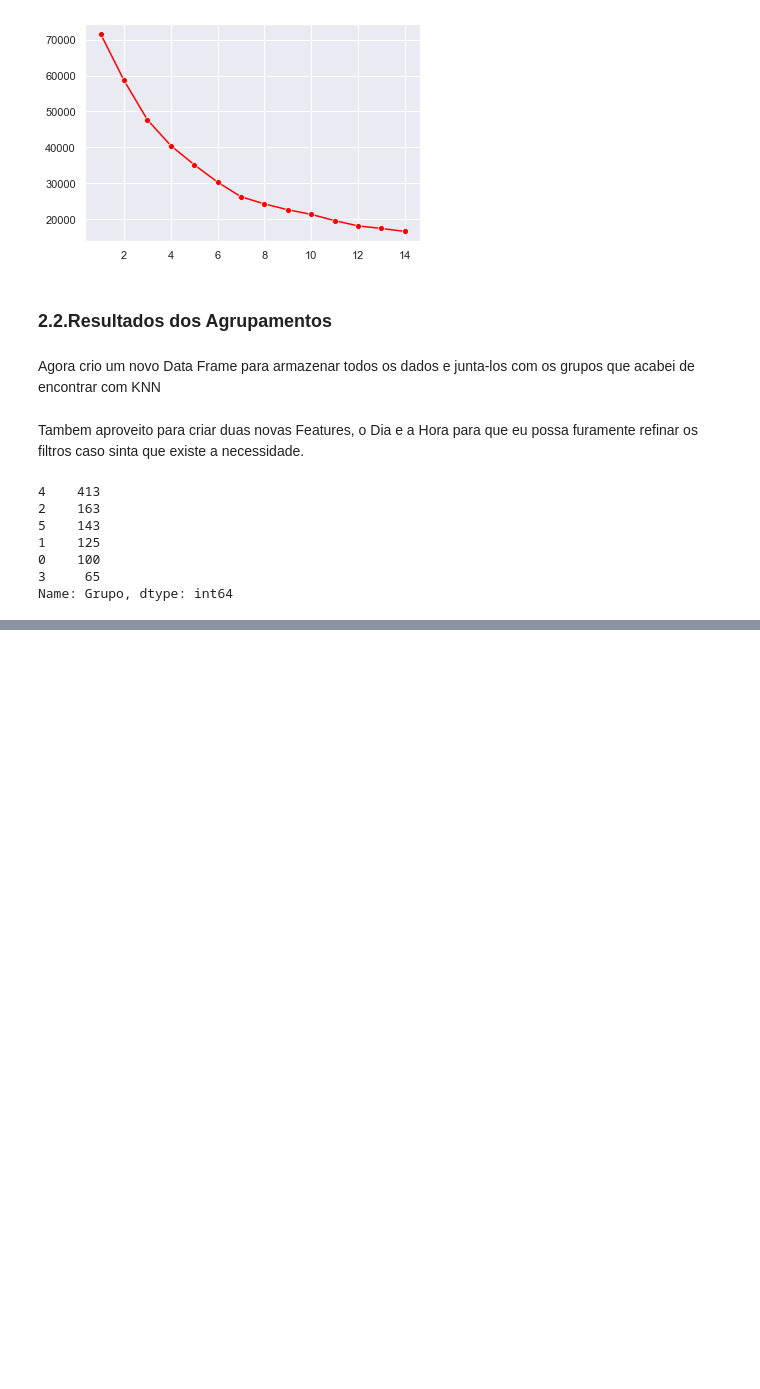
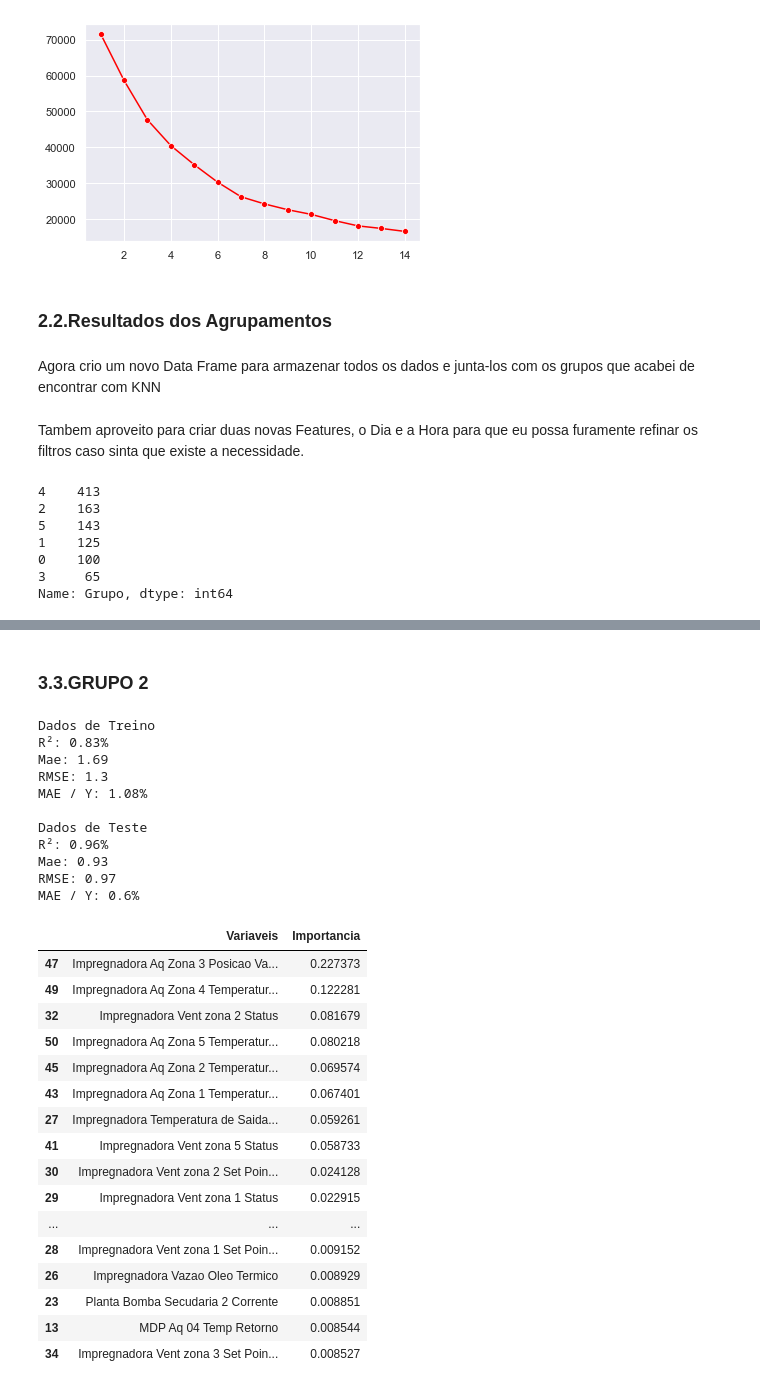
Before and after one commit to j2evaldo/impregnadora, a Jupyter notebook: trampo2.ipynb, the cells around one changed output, grey strips where cells are left out. Drawn from its saved outputs; the diff is of its cells as text; code cells hidden in the pictures; blank space fills up the shorter version.

```diff
--- a/trampo2.ipynb
+++ b/trampo2.ipynb
@@ -467,0 +346,33 @@ RMSE: 6.087771062925818
+# %% [markdown]
+### **3.3.GRUPO 2**
+# %%
+g2 = regressao(df4.query('Grupo == 2'))
+# %% [output]
+Dados de Treino
+R²: 0.83%
+Mae: 1.69
+RMSE: 1.3
+MAE / Y: 1.08%
+
+Dados de Teste
+R²: 0.96%
+Mae: 0.93
+RMSE: 0.97
+MAE / Y: 0.6%
+|  | Variaveis | Importancia |
+| 47 | Impregnadora Aq Zona 3 Posicao Va... | 0.227373 |
+| 49 | Impregnadora Aq Zona 4 Temperatur... | 0.122281 |
+| 32 | Impregnadora Vent zona 2 Status | 0.081679 |
+| 50 | Impregnadora Aq Zona 5 Temperatur... | 0.080218 |
+| 45 | Impregnadora Aq Zona 2 Temperatur... | 0.069574 |
+| 43 | Impregnadora Aq Zona 1 Temperatur... | 0.067401 |
+| 27 | Impregnadora Temperatura de Saida... | 0.059261 |
+| 41 | Impregnadora Vent zona 5 Status | 0.058733 |
+| 30 | Impregnadora Vent zona 2 Set Poin... | 0.024128 |
+| 29 | Impregnadora Vent zona 1 Status | 0.022915 |
+| ... | ... | ... |
+| 28 | Impregnadora Vent zona 1 Set Poin... | 0.009152 |
+| 26 | Impregnadora Vazao Oleo Termico | 0.008929 |
+| 23 | Planta Bomba Secudaria 2 Corrente | 0.008851 |
+| 13 | MDP Aq 04 Temp Retorno | 0.008544 |
+| 34 | Impregnadora Vent zona 3 Set Poin... | 0.008527 |
```
Also changed, not shown: parts of 38 cells of this notebook.
